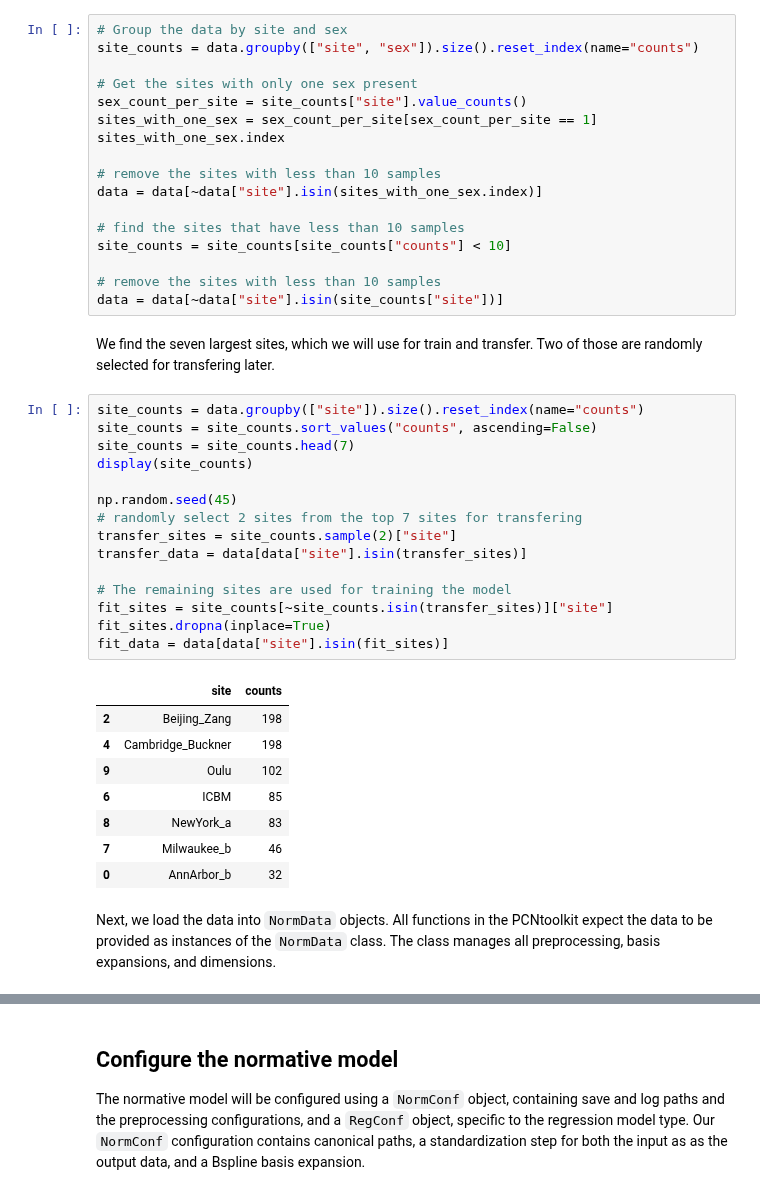
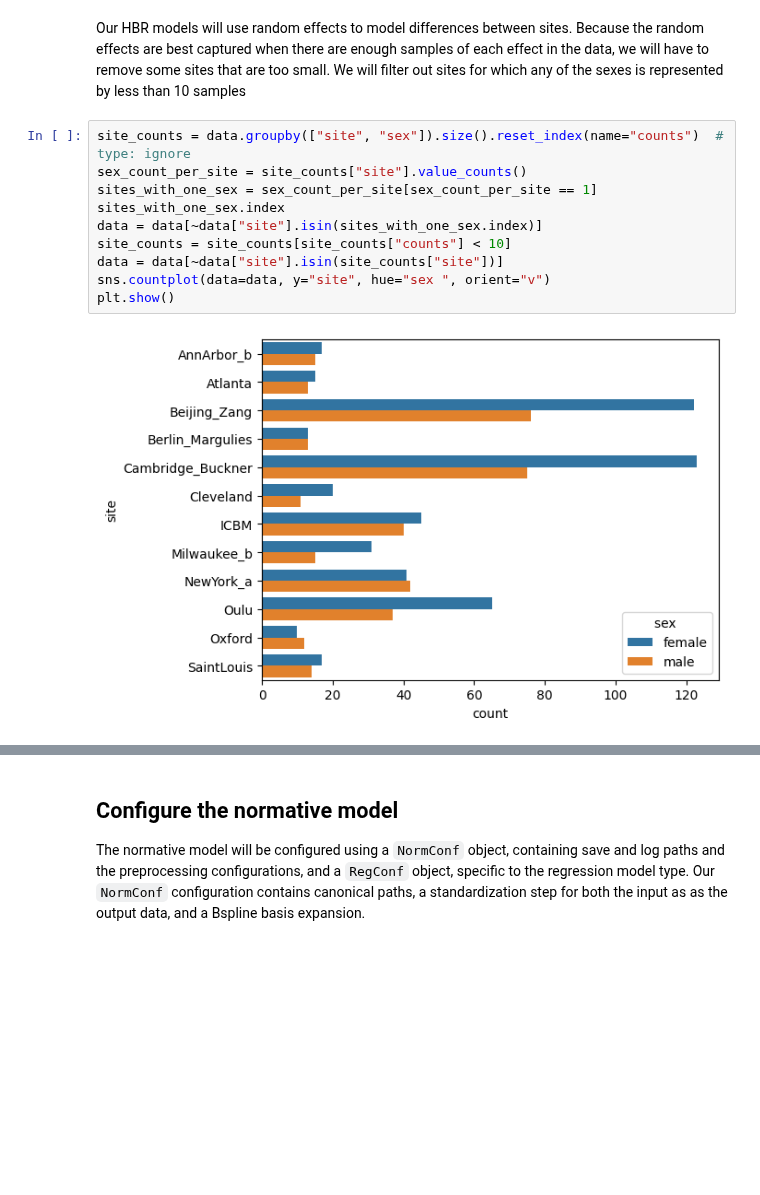
Before and after one commit to amarquand/PCNtoolkit, a Jupyter notebook: example_notebooks/blr_example.ipynb, the cells around one changed output, grey strips where cells are left out. Drawn from its saved outputs; the diff is of its cells as text; blank space fills up the shorter version.

```diff
--- a/example_notebooks/blr_example.ipynb
+++ b/example_notebooks/blr_example.ipynb
@@ -16,45 +43,14 @@ data["sex "] = np.where(data["sex"] == 1, ["male"], ["female"])
+# %% [markdown]
+Our HBR models will use random effects to model differences between sites. Because the random effects are best captured when there are enough samples of each effect in the data, we will have to remove some sites that are too small. We will filter out sites for which any of the sexes is represented by less than 10 samples
 # %%
-# Group the data by site and sex
-site_counts = data.groupby(["site", "sex"]).size().reset_index(name="counts")
-
-# Get the sites with only one sex present
+site_counts = data.groupby(["site", "sex"]).size().reset_index(name="counts")  # type: ignore
 sex_count_per_site = site_counts["site"].value_counts()
 sites_with_one_sex = sex_count_per_site[sex_count_per_site == 1]
 sites_with_one_sex.index
-
-# remove the sites with less than 10 samples
 data = data[~data["site"].isin(sites_with_one_sex.index)]
-
-# find the sites that have less than 10 samples
 site_counts = site_counts[site_counts["counts"] < 10]
-
-# remove the sites with less than 10 samples
 data = data[~data["site"].isin(site_counts["site"])]
+sns.countplot(data=data, y="site", hue="sex ", orient="v")
+plt.show()
+# %% [output]
+[figure, added]
-# %% [markdown]
-We find the seven largest sites, which we will use for train and transfer. Two of those are randomly selected for transfering later.
-# %%
-site_counts = data.groupby(["site"]).size().reset_index(name="counts")
-site_counts = site_counts.sort_values("counts", ascending=False)
-site_counts = site_counts.head(7)
-display(site_counts)
-
-np.random.seed(45)
-# randomly select 2 sites from the top 7 sites for transfering
-transfer_sites = site_counts.sample(2)["site"]
-transfer_data = data[data["site"].isin(transfer_sites)]
-
-# The remaining sites are used for training the model
-fit_sites = site_counts[~site_counts.isin(transfer_sites)]["site"]
-fit_sites.dropna(inplace=True)
-fit_data = data[data["site"].isin(fit_sites)]
-# %% [output]
-|  | site | counts |
-| 2 | Beijing_Zang | 198 |
-| 4 | Cambridge_Buckner | 198 |
-| 9 | Oulu | 102 |
-| 6 | ICBM | 85 |
-| 8 | NewYork_a | 83 |
-| 7 | Milwaukee_b | 46 |
-| 0 | AnnArbor_b | 32 |
-# %% [markdown]
-Next, we load the data into `NormData` objects. All functions in the PCNtoolkit expect the data to be provided as instances of the `NormData` class. The class manages all preprocessing, basis expansions, and dimensions.
```
Also changed, not shown: parts of 60 cells of this notebook, 18 other files.
